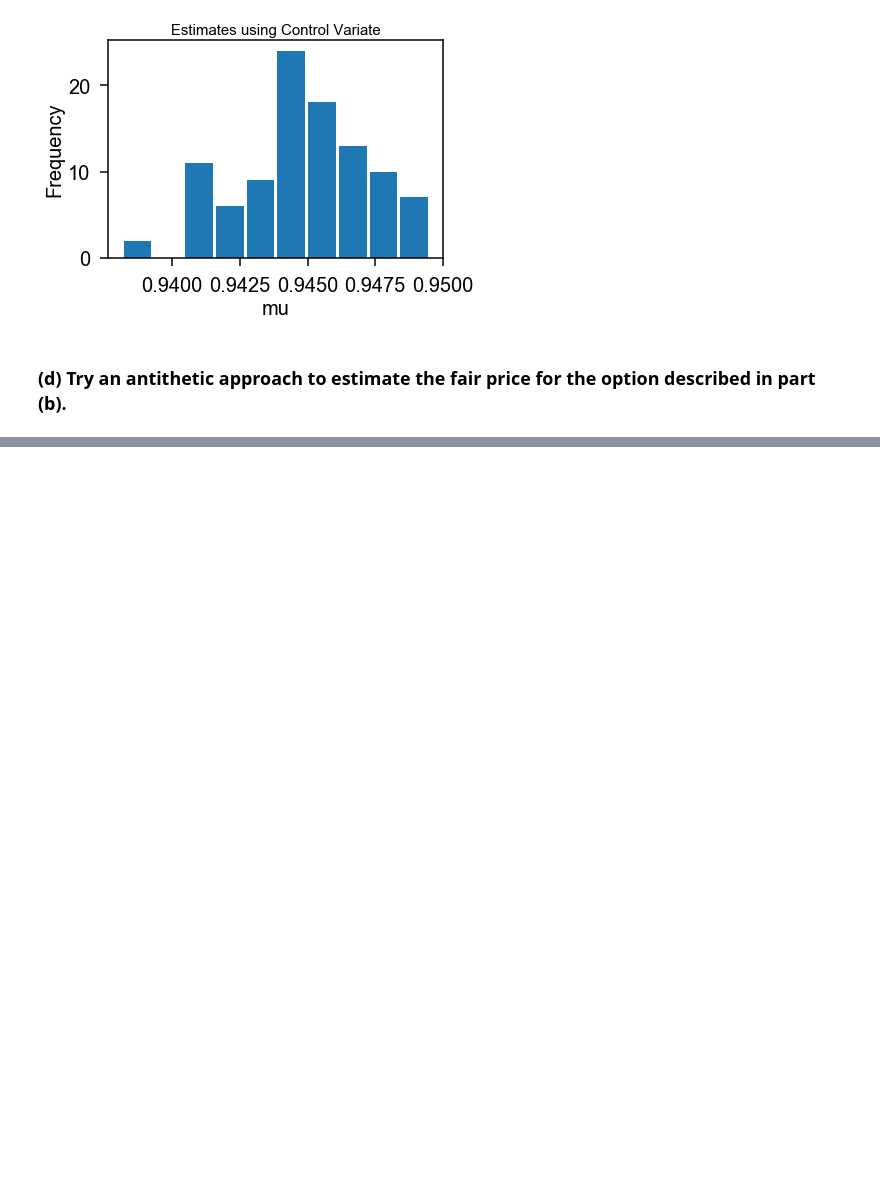
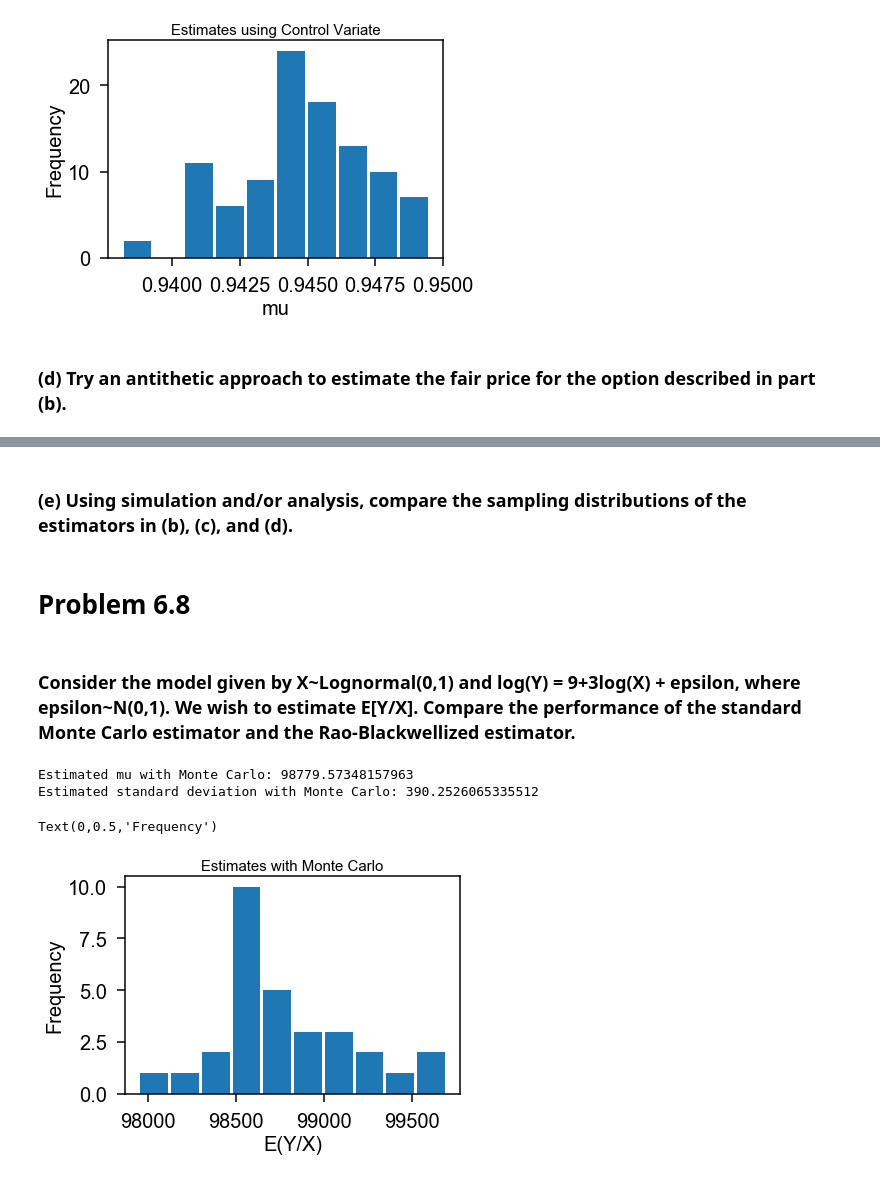
Before and after one commit to rachelsingleton/Math472, a Jupyter notebook: Singleton_HW9.ipynb, the cells around one changed output, grey strips where cells are left out. Cells and saved outputs as stored; diff of their text form; code cells hidden in the pictures; blank space fills up the shorter version.

```diff
--- a/Singleton_HW9.ipynb
+++ b/Singleton_HW9.ipynb
@@ -17,7 +17,8 @@ m = 100
 
 mu_euro = np.zeros((m,1))
 for j in range(m):
-    S_t = S_0*np.exp(((r-(sigma**2)/2)*(T/365))+(sigma*norm.rvs(size=n)*np.sqrt(T/365)))
+    Z = norm.rvs(size=n)
+    S_t = S_0*np.exp(((r-(sigma**2)/2)*(T/365))+(sigma*Z*np.sqrt(T/365)))
     C = np.zeros((n,1))
     for i in range(n):
         C[i] = (np.exp(-r*(T/365))*max(0,S_t[i]-K))
@@ -104,0 +146,42 @@ Standard Deviation for Control Variate Approach: 0.002408124827259906
+# %% [markdown]
+### (e) Using simulation and/or analysis, compare the sampling distributions of the estimators in (b), (c), and (d).
+# %% [markdown]
+# Problem 6.8
+# %% [markdown]
+### Consider the model given by X~Lognormal(0,1) and log(Y) = 9+3log(X) + epsilon, where epsilon~N(0,1). We wish to estimate E[Y/X]. Compare the performance of the standard Monte Carlo estimator and the Rao-Blackwellized estimator.
+# %%
+from scipy.stats import lognorm
+from scipy.stats import norm
+import matplotlib.pyplot as plt
+import numpy as np
+%matplotlib inline
+
+n = 10000000
+m = 30
+mc_est = []
+rb_est = []
+
+# 30 trials of 10000000 numbers
+for i in range(m):
+    x = lognorm.rvs(s=1,scale=1,size=n)
+    epsilon = norm.rvs(size=n)
+    y = np.exp(9+(3*np.log(x))+epsilon)
+    mc_est.append(np.mean(y/x))
+
+# Now averaging the 30 trials that we did
+mc_mu = np.mean(mc_est)
+print("Estimated mu with Monte Carlo:",mc_mu)
+mc_sd = np.std(mc_est)
+print("Estimated standard deviation with Monte Carlo:",mc_sd)
+
+plt.figure()
+plt.hist(mc_est,rwidth=0.9)
+plt.title("Estimates with Monte Carlo",fontsize=15)
+plt.xlabel('E(Y/X)',fontsize=20)
+plt.ylabel('Frequency',fontsize=20)
+plt.show()
+# %% [output]
+Estimated mu with Monte Carlo: 98779.57348157963
+Estimated standard deviation with Monte Carlo: 390.2526065335512
+Text(0,0.5,'Frequency')
+[figure, added]
```
Also changed, not shown: parts of 2 cells of this notebook.
